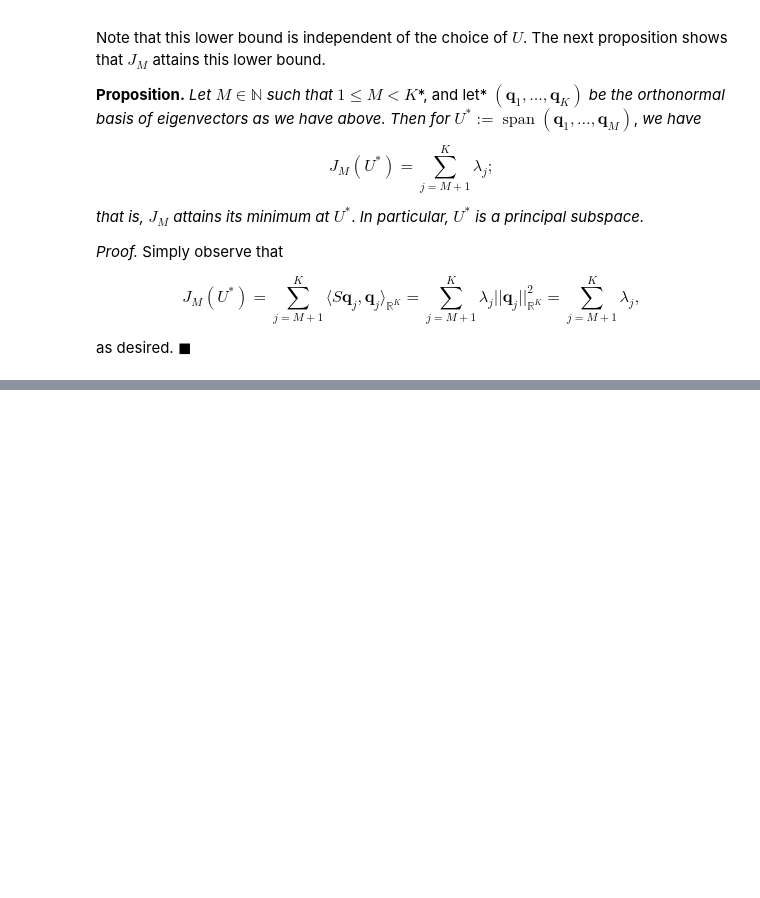
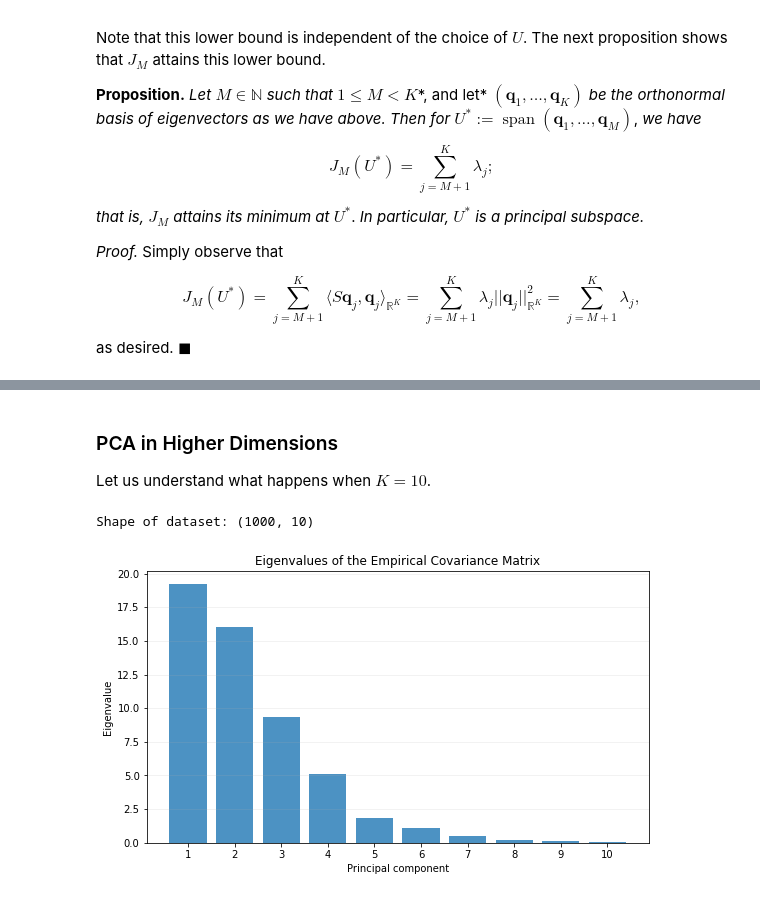
Before and after one commit to ncutrona/Machine-Learning-Resources, a Jupyter notebook: pca.ipynb, the cells around one changed output, grey strips where cells are left out. Drawn from its saved outputs; the diff is of its cells as text; code cells hidden in the pictures; blank space fills up the shorter version.

```diff
--- a/pca.ipynb
+++ b/pca.ipynb
@@ -241,0 +1345,11 @@ We now develop a latent-variable probabilistic perspective of PCA with the tools
+# %%
+#Computing eigenvalues and eigenvectors of the empirical covariance matrix
+
+def spectral_decomposition(S):
+    eigenvalues, eigenvectors = np.linalg.eigh(S)
+
+    #Getting the eigen-data in decreasing order
+    eigenvalues = eigenvalues[::-1]
+    eigenvectors = eigenvectors[:, ::-1]
+
+    return eigenvalues, eigenvectors
@@ -241,0 +1532,58 @@ We now develop a latent-variable probabilistic perspective of PCA with the tools
+# %% [markdown]
+### PCA in Higher Dimensions
+
+Let us understand what happens when $K = 10$.
+# %%
+rng = np.random.default_rng(42)
+
+N = 1000
+K = 10
+
+# Prescribed population eigenvalues
+population_eigenvalues = np.array([
+    20, 15, 10, 5, 2, 1, 0.5, 0.2, 0.1, 0.05
+])
+
+# Construct a random orthogonal matrix
+A = rng.standard_normal((K, K))
+Q, _ = np.linalg.qr(A)
+
+# Construct the population covariance matrix
+Lambda = np.diag(population_eigenvalues)
+Sigma = Q @ Lambda @ Q.T
+
+# Generate the observed dataset
+X = rng.multivariate_normal(
+    np.zeros(K),
+    Sigma,
+    size=N
+)
+
+print("Shape of dataset:", X.shape)
+# %% [output]
+Shape of dataset: (1000, 10)
+# %%
+#Visualizing the eigenvalues
+
+Y, mean = center_data(X)
+S = covariance_matrix(Y)
+
+eigenvalues, eigenvectors = spectral_decomposition(S)
+
+plt.figure(figsize=(9, 5))
+
+plt.bar(
+    np.arange(1, K + 1),
+    eigenvalues,
+    alpha=0.8
+)
+
+plt.xlabel("Principal component")
+plt.ylabel("Eigenvalue")
+plt.title("Eigenvalues of the Empirical Covariance Matrix")
+
+plt.xticks(np.arange(1, K + 1))
+plt.grid(axis="y", alpha=0.2)
+plt.show()
+# %% [output]
+[figure, added]
```
Also changed, not shown: parts of 27 cells of this notebook, 1 other file.
